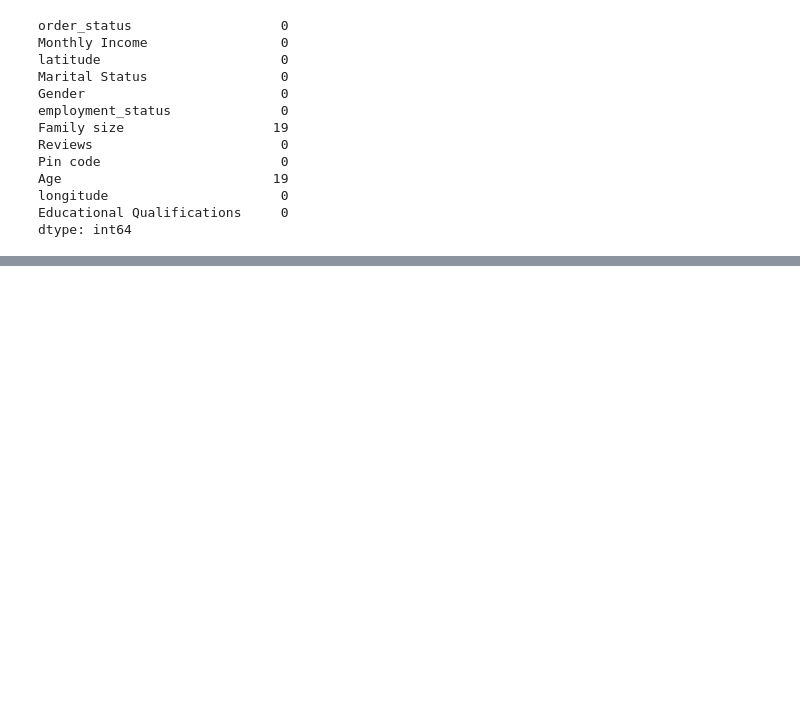
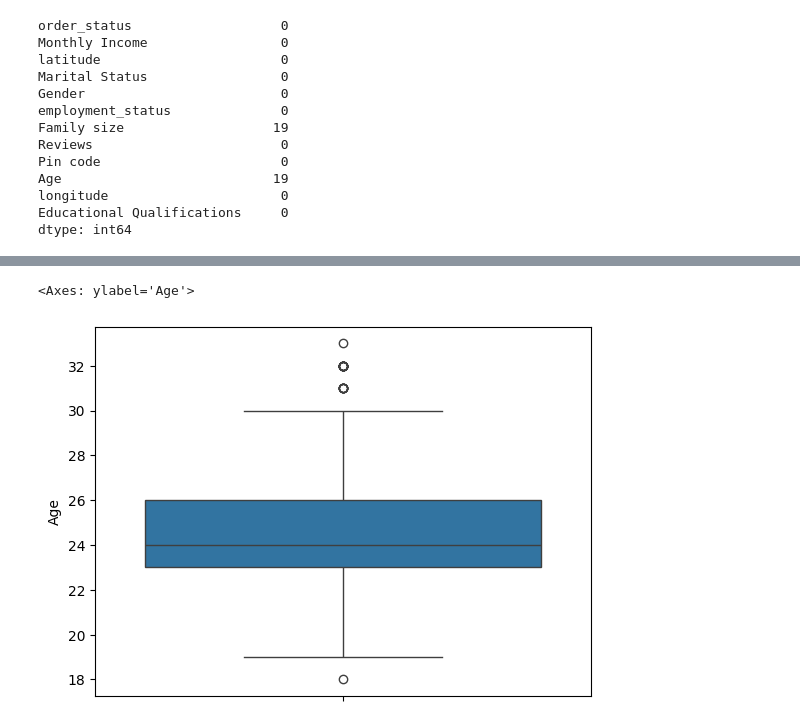
Before and after one commit to mujeebr/new_repo, a Jupyter notebook: eda.ipynb, the cells around one changed output, grey strips where cells are left out. Drawn from its saved outputs; the diff is of its cells as text; code cells hidden in the pictures; blank space fills up the shorter version.

Commit message:
missing, outliers

```diff
--- a/eda.ipynb
+++ b/eda.ipynb
@@ -70,0 +77,6 @@ dtype: int64
+# %%
+# Mean imputation
+family_mean=int(df["Family size"].mean())
+# %%
+# to fill the missing values in a column we use fillna function
+df["Family size"].fillna(family_mean,inplace=True)
@@ -70,0 +115,5 @@ dtype: int64
+# %%
+sns.boxplot(df["Age"])
+# %% [output]
+<Axes: ylabel='Age'>
+[figure, added]
```
Also changed, not shown: parts of 24 cells of this notebook, 2 other files.
